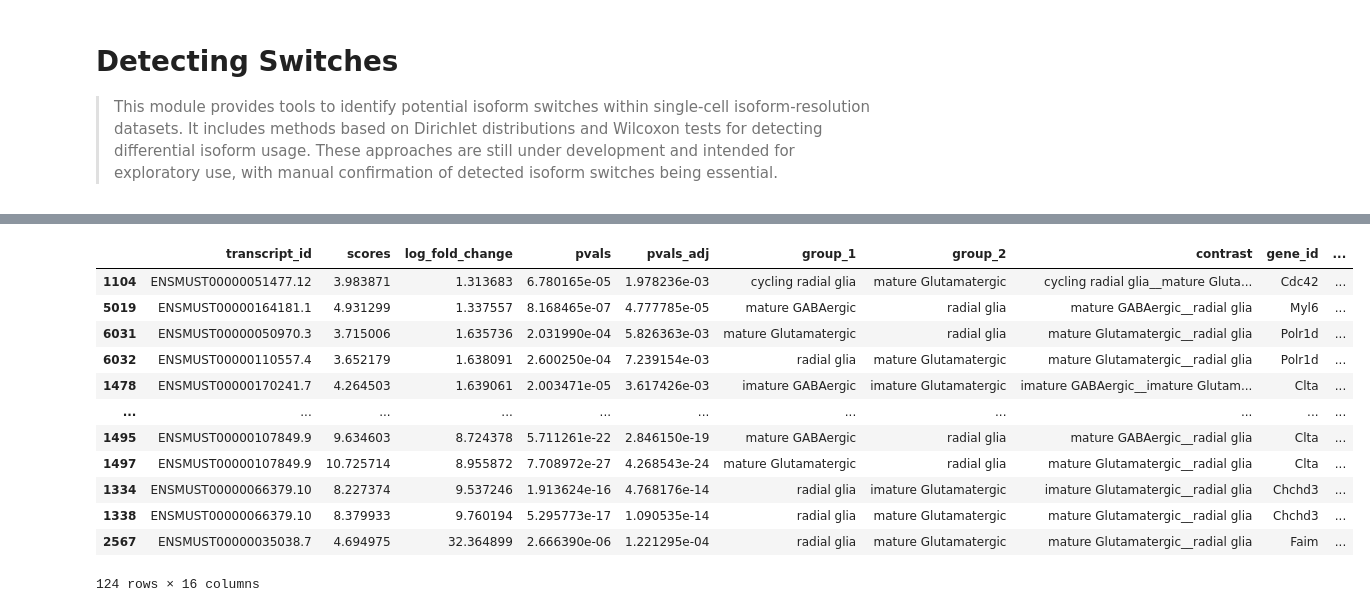
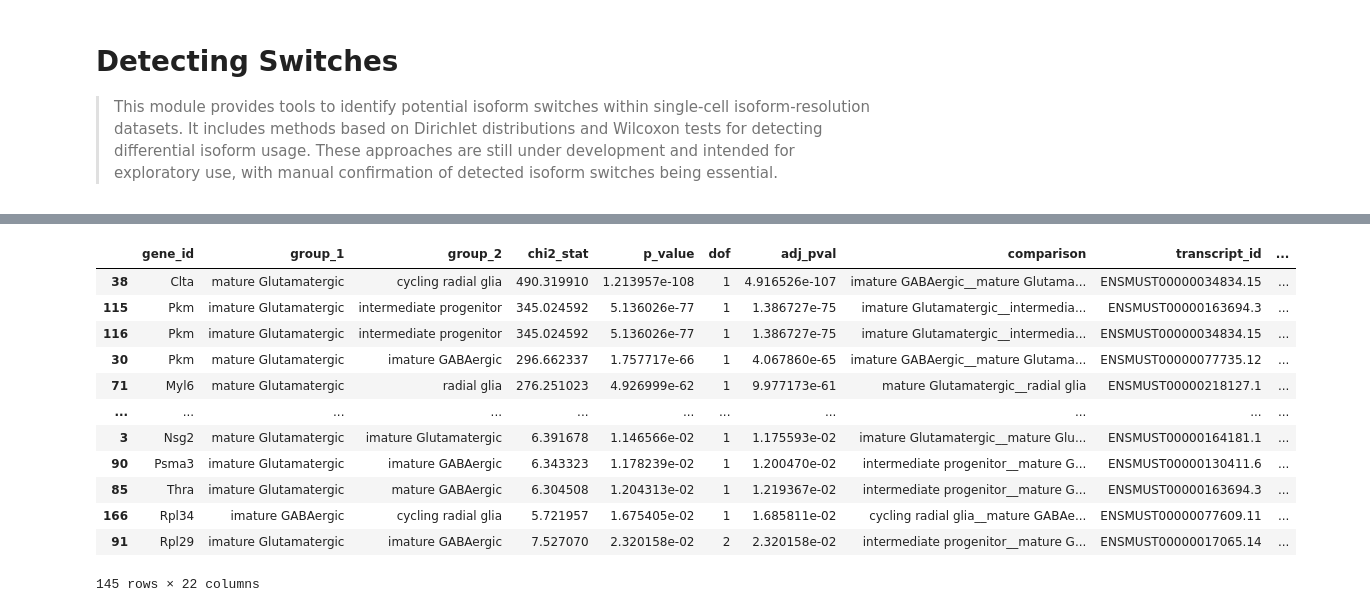
Before and after one commit to cobioda/allos, a Jupyter notebook: nbs/005_switch_search.ipynb, the cells around one changed output, grey strips where cells are left out. Drawn from its saved outputs; the diff is of its cells as text; code cells hidden in the pictures.

Commit message:
Updated switch search to latest version

```diff
--- a/nbs/005_switch_search.ipynb
+++ b/nbs/005_switch_search.ipynb
@@ -732,2 +609,2 @@ array(['mature Glutamatergic', 'Cajal-Retzius', 'imature Glutamatergic',
 # %%
-ss = SwitchSearch(combined_mouse_data)
+ss = SwitchSearch(combined_mouse_data, n_jobs =20, group_column = 'cell_type')
@@ -743,16 +611,18 @@ wilcoxon_results = ss.find_switching_isoforms_wilcoxon(cell_group_column='cell_t
+# %%
+result_df_transcript = ss.find_switching_isoforms_chi2(cell_group_column='cell_type', return_transcript_metrics=True, n_jobs = 20)
 # %%
-wilcoxon_results.sort_values(by='log_fold_change')
+result_df_transcript.sort_values(by='adj_pval')
 # %% [output]
-|  | transcript_id | scores | log_fold_change | pvals | pvals_adj | group_1 | group_2 | contrast | gene_id | ... |
-| 1104 | ENSMUST00000051477.12 | 3.983871 | 1.313683 | 6.780165e-05 | 1.978236e-03 | cycling radial glia | mature Glutamatergic | cycling radial glia__mature Gluta... | Cdc42 | ... |
-| 5019 | ENSMUST00000164181.1 | 4.931299 | 1.337557 | 8.168465e-07 | 4.777785e-05 | mature GABAergic | radial glia | mature GABAergic__radial glia | Myl6 | ... |
-| 6031 | ENSMUST00000050970.3 | 3.715006 | 1.635736 | 2.031990e-04 | 5.826363e-03 | mature Glutamatergic | radial glia | mature Glutamatergic__radial glia | Polr1d | ... |
-| 6032 | ENSMUST00000110557.4 | 3.652179 | 1.638091 | 2.600250e-04 | 7.239154e-03 | radial glia | mature Glutamatergic | mature Glutamatergic__radial glia | Polr1d | ... |
-| 1478 | ENSMUST00000170241.7 | 4.264503 | 1.639061 | 2.003471e-05 | 3.617426e-03 | imature GABAergic | imature Glutamatergic | imature GABAergic__imature Glutam... | Clta | ... |
+|  | gene_id | group_1 | group_2 | chi2_stat | p_value | dof | adj_pval | comparison | transcript_id | ... |
+| 38 | Clta | mature Glutamatergic | cycling radial glia | 490.319910 | 1.213957e-108 | 1 | 4.916526e-107 | imature GABAergic__mature Glutama... | ENSMUST00000034834.15 | ... |
+| 115 | Pkm | imature Glutamatergic | intermediate progenitor | 345.024592 | 5.136026e-77 | 1 | 1.386727e-75 | imature Glutamatergic__intermedia... | ENSMUST00000163694.3 | ... |
+| 116 | Pkm | imature Glutamatergic | intermediate progenitor | 345.024592 | 5.136026e-77 | 1 | 1.386727e-75 | imature Glutamatergic__intermedia... | ENSMUST00000034834.15 | ... |
+| 30 | Pkm | mature Glutamatergic | imature GABAergic | 296.662337 | 1.757717e-66 | 1 | 4.067860e-65 | imature GABAergic__mature Glutama... | ENSMUST00000077735.12 | ... |
+| 71 | Myl6 | mature Glutamatergic | radial glia | 276.251023 | 4.926999e-62 | 1 | 9.977173e-61 | mature Glutamatergic__radial glia | ENSMUST00000218127.1 | ... |
 | ... | ... | ... | ... | ... | ... | ... | ... | ... | ... | ... |
-| 1495 | ENSMUST00000107849.9 | 9.634603 | 8.724378 | 5.711261e-22 | 2.846150e-19 | mature GABAergic | radial glia | mature GABAergic__radial glia | Clta | ... |
-| 1497 | ENSMUST00000107849.9 | 10.725714 | 8.955872 | 7.708972e-27 | 4.268543e-24 | mature Glutamatergic | radial glia | mature Glutamatergic__radial glia | Clta | ... |
-| 1334 | ENSMUST00000066379.10 | 8.227374 | 9.537246 | 1.913624e-16 | 4.768176e-14 | radial glia | imature Glutamatergic | imature Glutamatergic__radial glia | Chchd3 | ... |
-| 1338 | ENSMUST00000066379.10 | 8.379933 | 9.760194 | 5.295773e-17 | 1.090535e-14 | radial glia | mature Glutamatergic | mature Glutamatergic__radial glia | Chchd3 | ... |
-| 2567 | ENSMUST00000035038.7 | 4.694975 | 32.364899 | 2.666390e-06 | 1.221295e-04 | radial glia | mature Glutamatergic | mature Glutamatergic__radial glia | Faim | ... |
+| 3 | Nsg2 | mature Glutamatergic | imature Glutamatergic | 6.391678 | 1.146566e-02 | 1 | 1.175593e-02 | imature Glutamatergic__mature Glu... | ENSMUST00000164181.1 | ... |
+| 90 | Psma3 | imature Glutamatergic | imature GABAergic | 6.343323 | 1.178239e-02 | 1 | 1.200470e-02 | intermediate progenitor__mature G... | ENSMUST00000130411.6 | ... |
+| 85 | Thra | imature Glutamatergic | mature GABAergic | 6.304508 | 1.204313e-02 | 1 | 1.219367e-02 | intermediate progenitor__mature G... | ENSMUST00000163694.3 | ... |
+| 166 | Rpl34 | imature GABAergic | cycling radial glia | 5.721957 | 1.675405e-02 | 1 | 1.685811e-02 | cycling radial glia__mature GABAe... | ENSMUST00000077609.11 | ... |
+| 91 | Rpl29 | imature Glutamatergic | imature GABAergic | 7.527070 | 2.320158e-02 | 2 | 2.320158e-02 | intermediate progenitor__mature G... | ENSMUST00000017065.14 | ... |
-124 rows × 16 columns
+145 rows × 22 columns
```
Also changed, not shown: parts of 27 cells of this notebook, 11 other files.
